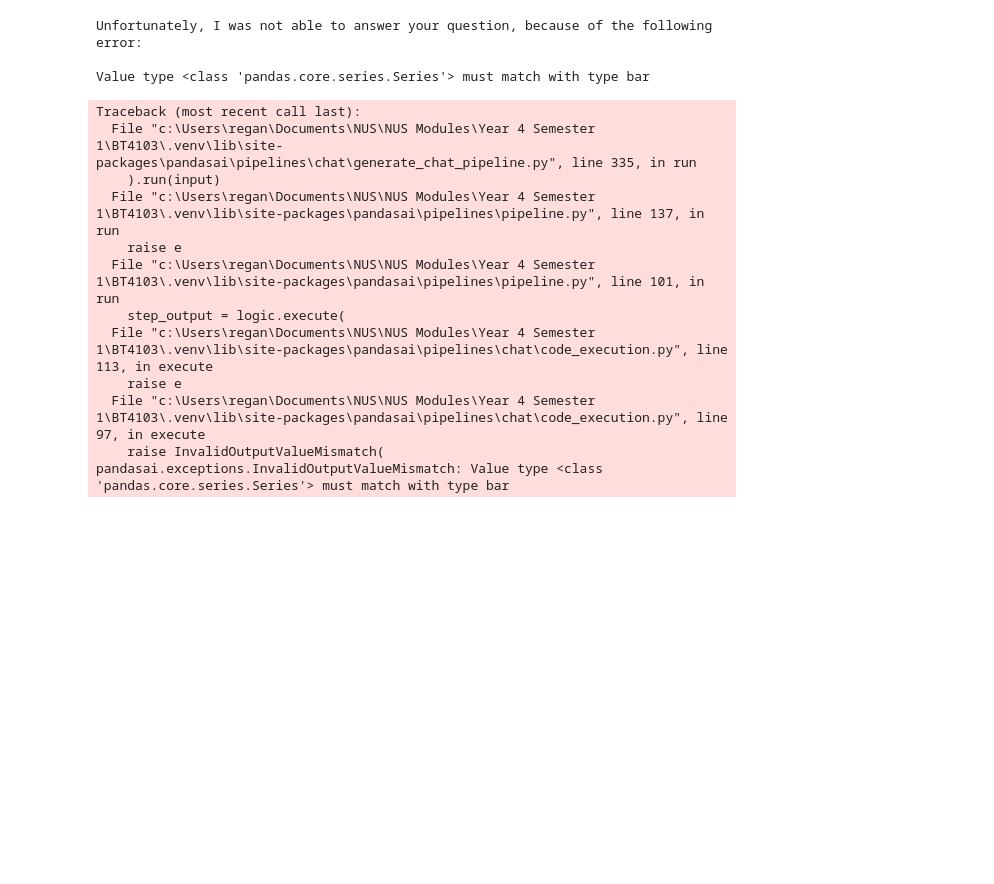
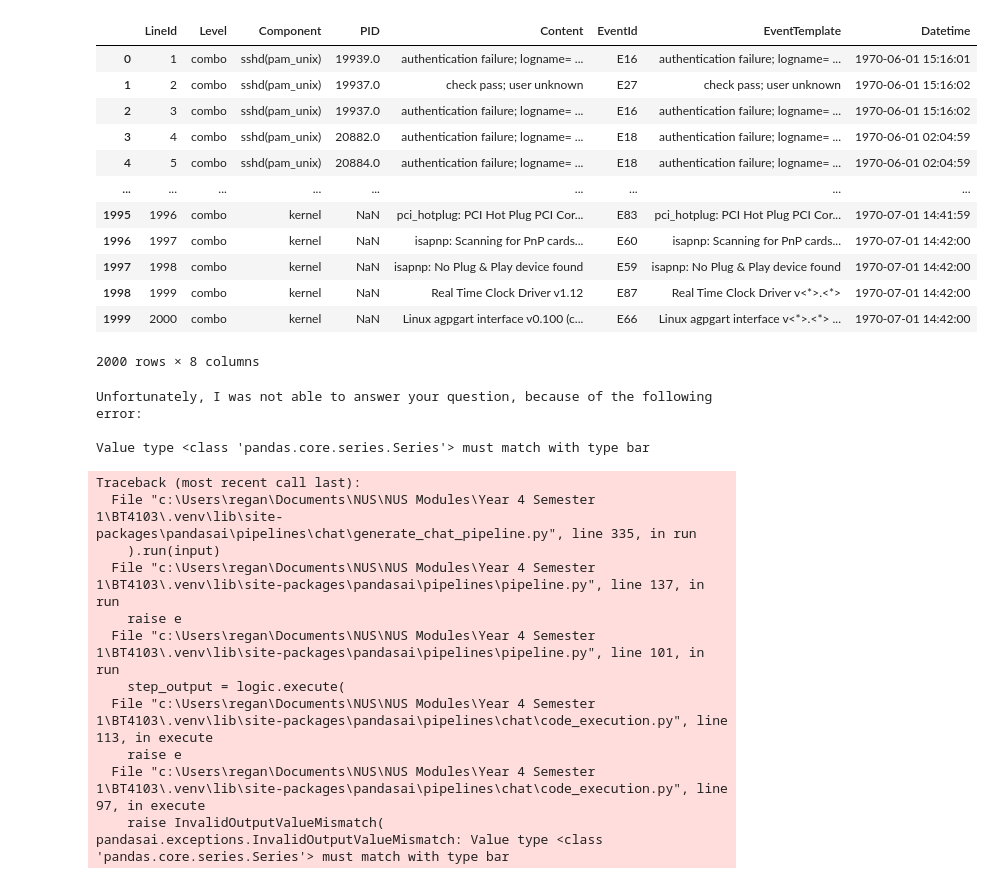
Before and after one commit to whyyouj/log-alchemist, a Jupyter notebook: pandasAI-test/pandasAI.ipynb, the cells around one changed output. Drawn from its saved outputs; the diff is of its cells as text; code cells hidden in the pictures; blank space fills up the shorter version.

Commit message:
Included date_parser.py to parse any data dates into a single Datetime column

```diff
--- a/pandasAI-test/pandasAI.ipynb
+++ b/pandasAI-test/pandasAI.ipynb
@@ -12,3 +106,20 @@ df.drop(columns = ["Date", "Month", "Time"], inplace = True)
+# %%
+df = pd.read_csv("../logs/Linux/Linux_2k.log_structured.csv")
+combine_datetime_columns(df)
+# %% [output]
+|  | LineId | Level | Component | PID | Content | EventId | EventTemplate | Datetime |
+| 0 | 1 | combo | sshd(pam_unix) | 19939.0 | authentication failure; logname= ... | E16 | authentication failure; logname= ... | 1970-06-01 15:16:01 |
+| 1 | 2 | combo | sshd(pam_unix) | 19937.0 | check pass; user unknown | E27 | check pass; user unknown | 1970-06-01 15:16:02 |
+| 2 | 3 | combo | sshd(pam_unix) | 19937.0 | authentication failure; logname= ... | E16 | authentication failure; logname= ... | 1970-06-01 15:16:02 |
+| 3 | 4 | combo | sshd(pam_unix) | 20882.0 | authentication failure; logname= ... | E18 | authentication failure; logname= ... | 1970-06-01 02:04:59 |
+| 4 | 5 | combo | sshd(pam_unix) | 20884.0 | authentication failure; logname= ... | E18 | authentication failure; logname= ... | 1970-06-01 02:04:59 |
+| ... | ... | ... | ... | ... | ... | ... | ... | ... |
+| 1995 | 1996 | combo | kernel | NaN | pci_hotplug: PCI Hot Plug PCI Cor... | E83 | pci_hotplug: PCI Hot Plug PCI Cor... | 1970-07-01 14:41:59 |
+| 1996 | 1997 | combo | kernel | NaN | isapnp: Scanning for PnP cards... | E60 | isapnp: Scanning for PnP cards... | 1970-07-01 14:42:00 |
+| 1997 | 1998 | combo | kernel | NaN | isapnp: No Plug & Play device found | E59 | isapnp: No Plug & Play device found | 1970-07-01 14:42:00 |
+| 1998 | 1999 | combo | kernel | NaN | Real Time Clock Driver v1.12 | E87 | Real Time Clock Driver v<*>.<*> | 1970-07-01 14:42:00 |
+| 1999 | 2000 | combo | kernel | NaN | Linux agpgart interface v0.100 (c... | E66 | Linux agpgart interface v<*>.<*> ... | 1970-07-01 14:42:00 |
+2000 rows × 8 columns
 # %%
 # LLM
 llm = OllamaLLM(
```
Also changed, not shown: parts of 3 cells of this notebook, 2 other files.
